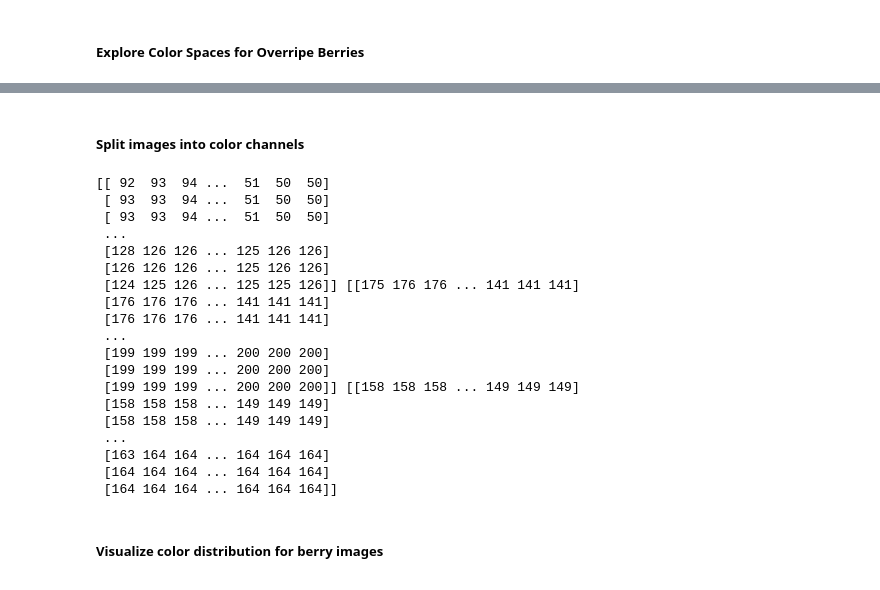
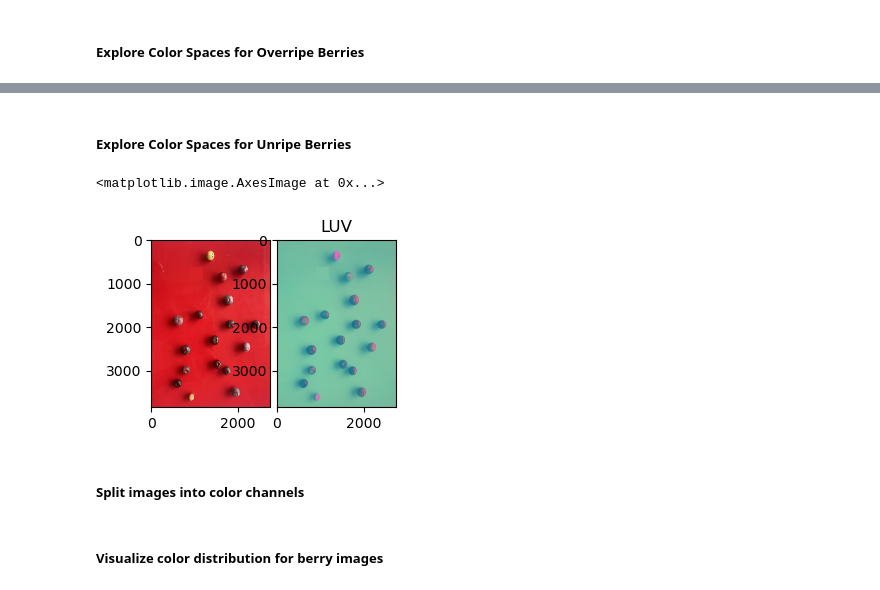
Before and after one commit to lhwitten/BlueberryJam, a Jupyter notebook: notebooks/img_preprocess.ipynb, the cells around one changed output, grey strips where cells are left out. Drawn from its saved outputs; the diff is of its cells as text; code cells hidden in the pictures.

```diff
--- a/notebooks/img_preprocess.ipynb
+++ b/notebooks/img_preprocess.ipynb
@@ -78,19 +64,47 @@ plt.imshow(imgOR_xyz)
+# %% [markdown]
+##### Explore Color Spaces for Unripe Berries
+# %%
+unripe_path = 'UR_02.jpg'
+imgUR = cv.imread('../img/test_set/unripe/'+unripe_path)
+
+# convert from BGR to other color spaces
+imgUR_rgb = cv.cvtColor(imgUR, cv.COLOR_BGR2RGB)
+imgUR_luv = cv.cvtColor(imgUR, cv.COLOR_BGR2LUV)
+
+# display image in color spaces
+fig = plt.figure()
+gridspec = fig.add_gridspec(nrows=2, ncols=12)
+fig.add_subplot(gridspec[0:2, 0:3])
+plt.imshow(imgUR_rgb)
+fig.add_subplot(gridspec[0:2, 3:6])
+plt.title("LUV")
+plt.imshow(imgUR_luv)
+# %% [output]
+<matplotlib.image.AxesImage at 0x...>
+[figure, added]
 # %% [markdown]
 ##### Split images into color channels
 # %%
 norm = colors.Normalize(vmin=-1.,vmax=1.)
+
 pixel_colors = img_luv.reshape((np.shape(img_luv)[0]*np.shape(img_luv)[1], 3))
 OR_pixel_colors = imgOR_luv.reshape((np.shape(imgOR_luv)[0]*np.shape(imgOR_luv)[1], 3))
+UR_pixel_colors = imgUR_luv.reshape((np.shape(imgUR_luv)[0]*np.shape(imgUR_luv)[1], 3))
+
 norm.autoscale(pixel_colors)
 norm.autoscale(OR_pixel_colors)
+norm.autoscale(UR_pixel_colors)
 pixel_colors = norm(pixel_colors).tolist()
 OR_pixel_colors = norm(OR_pixel_colors).tolist()
+UR_pixel_colors = norm(UR_pixel_colors).tolist()
 
 x, y, z = cv.split(img_luv)
 rl_mode = st.mode(x.flatten(), keepdims=0)
 rl_avg = np.average(x.flatten())
+rl_med = np.median(x.flatten())
 ru_mode = st.mode(y.flatten(), keepdims=0)
 ru_avg = np.average(y.flatten())
+ru_med = np.median(y.flatten())
 rv_mode = st.mode(z.flatten(), keepdims=0)
 rv_avg = np.average(z.flatten())
 
@@ -101,26 +115,14 @@ oru_mode = st.mode(or_u.flatten(), keepdims=0)
 oru_avg = np.average(or_u.flatten())
 orv_mode = st.mode(or_v.flatten(), keepdims=0)
 orv_avg = np.average(or_v.flatten())
+
+ur_l, ur_u, ur_v = cv.split(imgUR_luv)
+url_mode = st.mode(ur_l.flatten(), keepdims=0)
+url_avg = np.average(ur_l.flatten())
+uru_mode = st.mode(ur_u.flatten(), keepdims=0)
+uru_avg = np.average(ur_u.flatten())
+urv_mode = st.mode(ur_v.flatten(), keepdims=0)
+urv_avg = np.average(ur_v.flatten())
-# %% [output]
-[[ 92  93  94 ...  51  50  50]
- [ 93  93  94 ...  51  50  50]
- [ 93  93  94 ...  51  50  50]
- ...
- [128 126 126 ... 125 126 126]
- [126 126 126 ... 125 126 126]
- [124 125 126 ... 125 125 126]] [[175 176 176 ... 141 141 141]
- [176 176 176 ... 141 141 141]
- [176 176 176 ... 141 141 141]
- ...
- [199 199 199 ... 200 200 200]
- [199 199 199 ... 200 200 200]
- [199 199 199 ... 200 200 200]] [[158 158 158 ... 149 149 149]
- [158 158 158 ... 149 149 149]
- [158 158 158 ... 149 149 149]
- ...
- [163 164 164 ... 164 164 164]
- [164 164 164 ... 164 164 164]
- [164 164 164 ... 164 164 164]]
 # %% [markdown]
 ##### Visualize color distribution for berry images
 # %%
```
Also changed, not shown: parts of 12 cells of this notebook.
